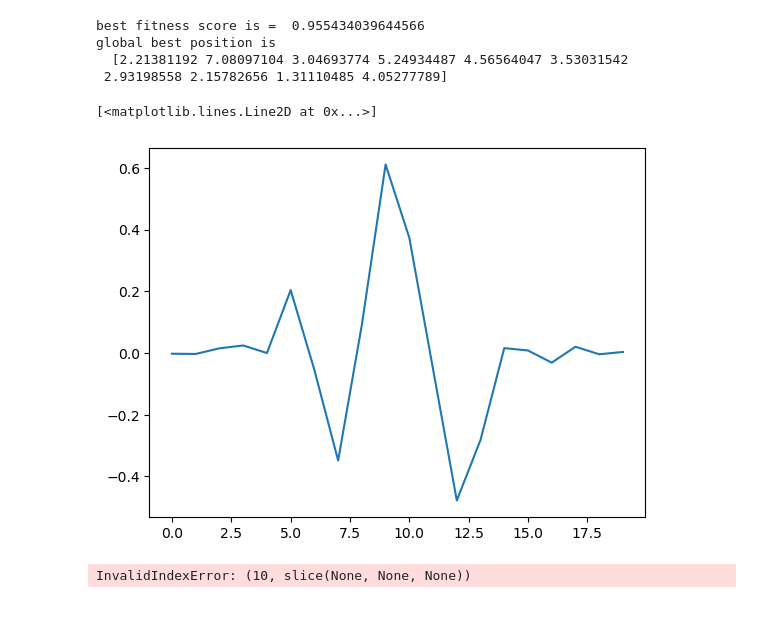
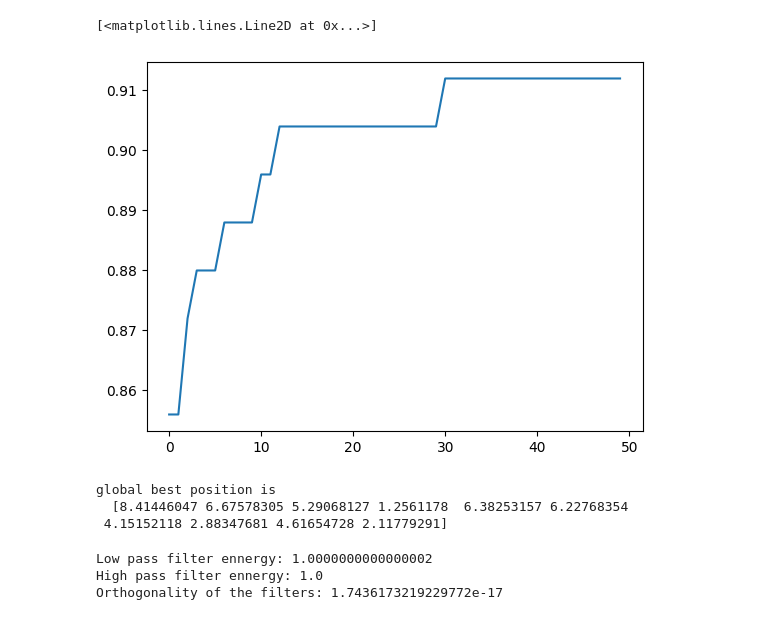
Before and after one commit to tinal28/A-wavelet-optimization-approach-for-ECG-signal-classification, a Jupyter notebook: PSO.ipynb, the cells around one changed output. Cells and saved outputs as stored; diff of their text form; code cells hidden in the pictures.

```diff
--- a/PSO.ipynb
+++ b/PSO.ipynb
@@ -125,0 +59,27 @@ KeyboardInterrupt:
+# %%
+y = data.iloc[:, -1]   # Labels (the last column)
+
+# Define the desired number of beats for each ECG class
+sample_sizes = {'N': 37, 'A': 24, 'V':25, 'R': 13, 'L': 13, '/': 13}
+
+train_df = data.groupby(y.name).apply(
+    lambda x: x.sample(n=min(len(x), sample_sizes.get(x.name, 0)), replace=False)
+).reset_index(drop=True)
+
+print("Number of samples for each label:",train_df["label"].value_counts(),"\n")
+print("Number of data",train_df.shape[0])
+
+# Separate the training features and labels
+X_train = train_df.iloc[:, :-1]
+y_train = train_df.iloc[:, -1]
+
+# Get the test set by dropping the training samples from the original dataset
+test_df = data.drop(train_df.index)
+
+# Separate the test features and labels
+X_test = test_df.iloc[:, :-1]
+y_test = test_df.iloc[:, -1]
+
+
+print("Training set size:", train_df.shape)
+print("Test set size:", test_df.shape)
@@ -125,0 +124,16 @@ KeyboardInterrupt:
+# %%
+# Define wavelet parameters
+N = 20   # Filter length
+L = 3    # Number of levels in the wavelet decomposition
+
+# Define the PSO parameters
+S = 20        # Number of particles in the swarm(Swarm size)
+d = int(N/2)  # Dimension of the search space
+c1=1  # Regulate the relative velcity with respect to the personal best
+c2=1  # Regulate the relative velcity with respect to the global best
+w=0.75 # Inertia weight
+iterations= 50 # Number of iterations
+eps = 1e-20 # Tolerance for the stopping criterion
+
+# Find the best wavelet coefficients
+global_best_position, training_accuracies = pso_search_process(X_train, y_train, S, iterations, w, c1, c2, d, eps, L, 'd')
@@ -126,10 +158,13 @@ KeyboardInterrupt:
+# %%
+plt.plot(training_accuracies)
+# %% [output]
+[<matplotlib.lines.Line2D at 0x...>]
+[figure, added]
 # %%
-print("best fitness score is = ",personal_best_positions[np.argmax(personal_best_positions[:, -1]),-1])
 print("global best position is \n ", global_best_position)
 # %% [output]
-best fitness score is =  0.955434039644566
 global best position is
-  [2.21381192 7.08097104 3.04693774 5.24934487 4.56564047 3.53031542
- 2.93198558 2.15782656 1.31110485 4.05277789]
+  [8.41446047 6.67578305 5.29068127 1.2561178  6.38253157 6.22768354
+ 4.15152118 2.88347681 4.61654728 2.11779291]
 # %%
 v_l = find_fc.lowpass_filter(global_best_position)
@@ -137,10 +171,0 @@ v_h = find_fc.high_pass_filter(global_best_position)
-# %%
-import matplotlib.pyplot as plt
-plt.plot(v_l)
-# %% [output]
-[<matplotlib.lines.Line2D at 0x...>]
-[figure, removed]
-# %%
-generate_plot= ld.update_wavelet_coefficients(X_train[10,:],global_best_position)
-# %% [output]
-InvalidIndexError: (10, slice(None, None, None))
@@ -148,0 +172,10 @@ generate_plot
+# %%
+# Calculate the energy of the low pass and high pass filters
+print("Low pass filter ennergy:", np.sum(v_l**2))
+print("High pass filter ennergy:", np.sum(v_h**2))
+# check the orthogonality of the filters
+print("Orthogonality of the filters:", np.sum(v_l*v_h))
+# %% [output]
+Low pass filter ennergy: 1.0000000000000002
+High pass filter ennergy: 1.0
+Orthogonality of the filters: 1.7436173219229772e-17
```
Also changed, not shown: parts of 27 cells of this notebook, 8 other files.
